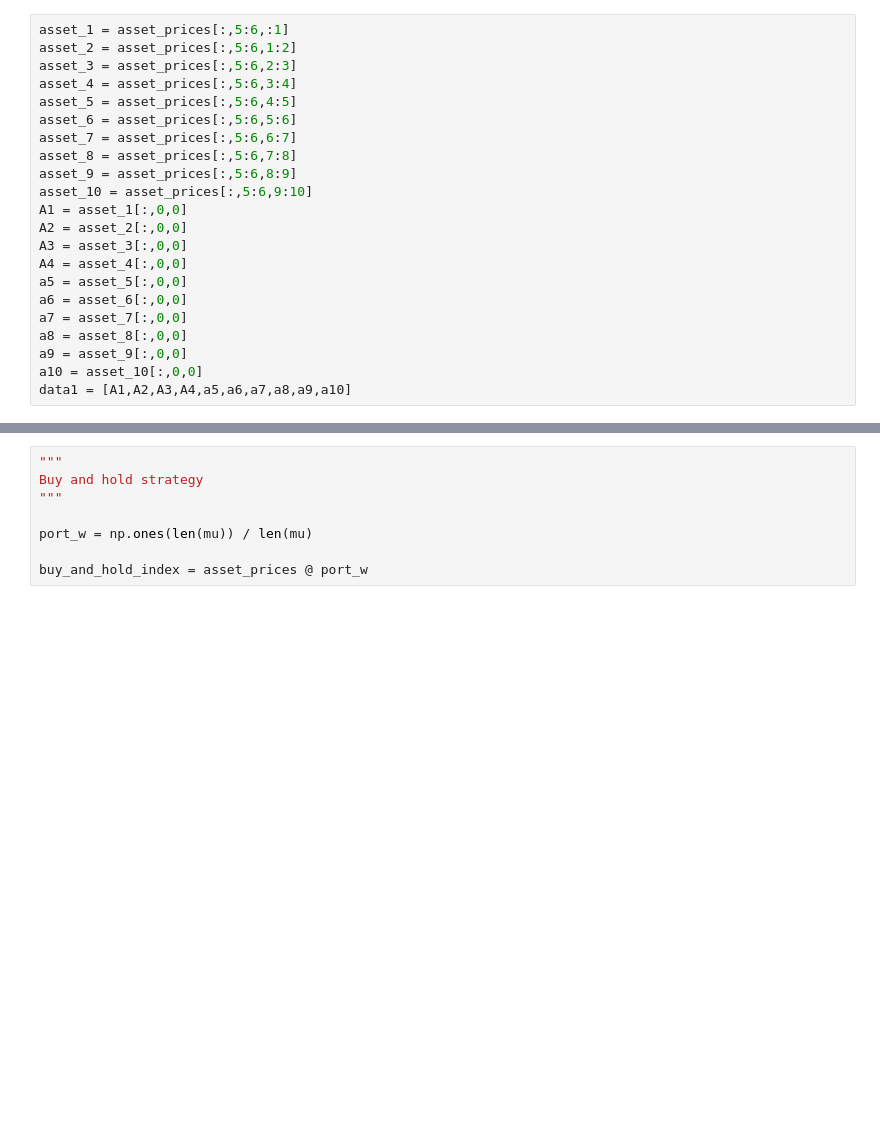
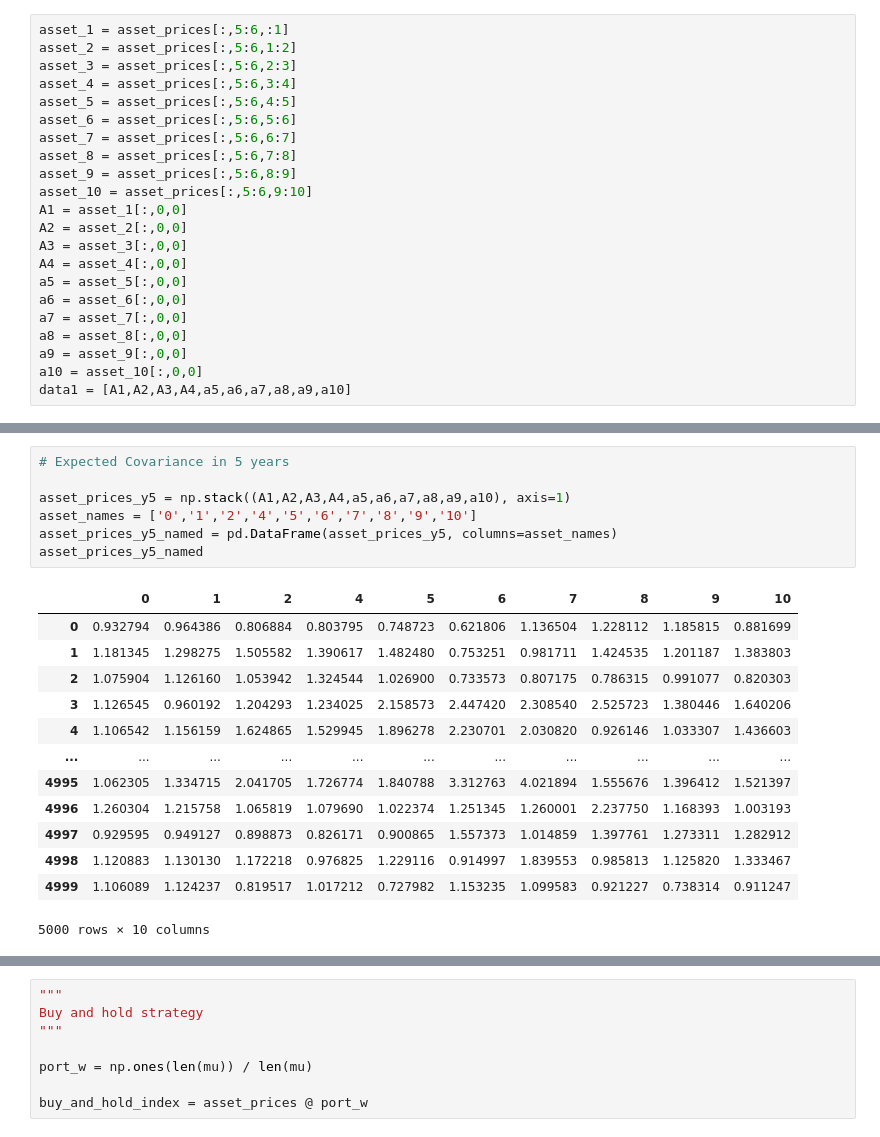
Before and after one commit to Christoffer9/Exam, a Jupyter notebook: Exam.ipynb, the cells around one changed output, grey strips where cells are left out. Cells and saved outputs as stored; diff of their text form; blank space fills up the shorter version.

```diff
--- a/Exam.ipynb
+++ b/Exam.ipynb
@@ -255,0 +236,21 @@ AttributeError: 'dict' object has no attribute 'set_ylabel'
+# %%
+# Expected Covariance in 5 years
+
+asset_prices_y5 = np.stack((A1,A2,A3,A4,a5,a6,a7,a8,a9,a10), axis=1)
+asset_names = ['0','1','2','4','5','6','7','8','9','10']
+asset_prices_y5_named = pd.DataFrame(asset_prices_y5, columns=asset_names)
+asset_prices_y5_named
+# %% [output]
+|  | 0 | 1 | 2 | 4 | 5 | 6 | 7 | 8 | 9 | 10 |
+| 0 | 0.932794 | 0.964386 | 0.806884 | 0.803795 | 0.748723 | 0.621806 | 1.136504 | 1.228112 | 1.185815 | 0.881699 |
+| 1 | 1.181345 | 1.298275 | 1.505582 | 1.390617 | 1.482480 | 0.753251 | 0.981711 | 1.424535 | 1.201187 | 1.383803 |
+| 2 | 1.075904 | 1.126160 | 1.053942 | 1.324544 | 1.026900 | 0.733573 | 0.807175 | 0.786315 | 0.991077 | 0.820303 |
+| 3 | 1.126545 | 0.960192 | 1.204293 | 1.234025 | 2.158573 | 2.447420 | 2.308540 | 2.525723 | 1.380446 | 1.640206 |
+| 4 | 1.106542 | 1.156159 | 1.624865 | 1.529945 | 1.896278 | 2.230701 | 2.030820 | 0.926146 | 1.033307 | 1.436603 |
+| ... | ... | ... | ... | ... | ... | ... | ... | ... | ... | ... |
+| 4995 | 1.062305 | 1.334715 | 2.041705 | 1.726774 | 1.840788 | 3.312763 | 4.021894 | 1.555676 | 1.396412 | 1.521397 |
+| 4996 | 1.260304 | 1.215758 | 1.065819 | 1.079690 | 1.022374 | 1.251345 | 1.260001 | 2.237750 | 1.168393 | 1.003193 |
+| 4997 | 0.929595 | 0.949127 | 0.898873 | 0.826171 | 0.900865 | 1.557373 | 1.014859 | 1.397761 | 1.273311 | 1.282912 |
+| 4998 | 1.120883 | 1.130130 | 1.172218 | 0.976825 | 1.229116 | 0.914997 | 1.839553 | 0.985813 | 1.125820 | 1.333467 |
+| 4999 | 1.106089 | 1.124237 | 0.819517 | 1.017212 | 0.727982 | 1.153235 | 1.099583 | 0.921227 | 0.738314 | 0.911247 |
+5000 rows × 10 columns
```
Also changed, not shown: parts of 18 cells of this notebook.
